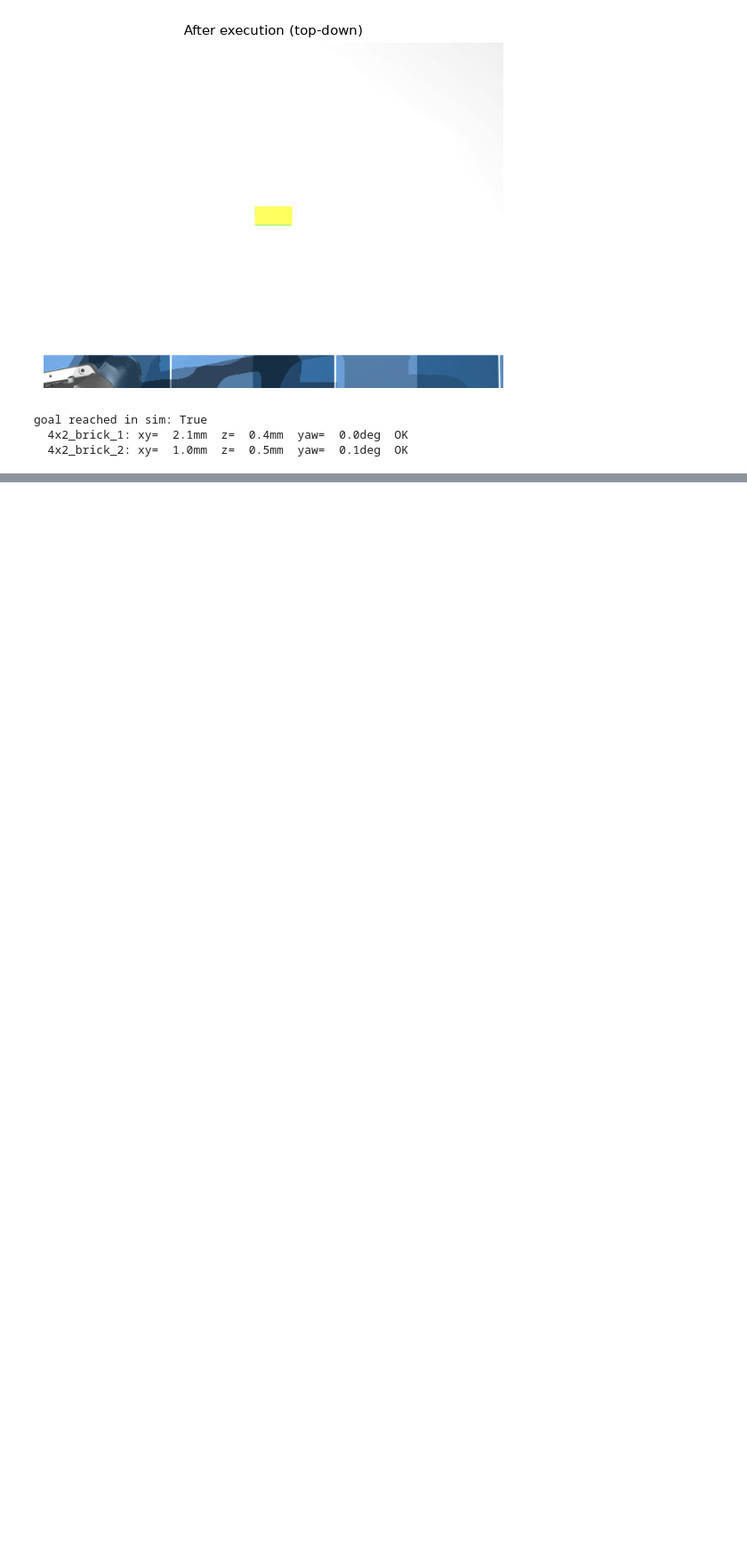
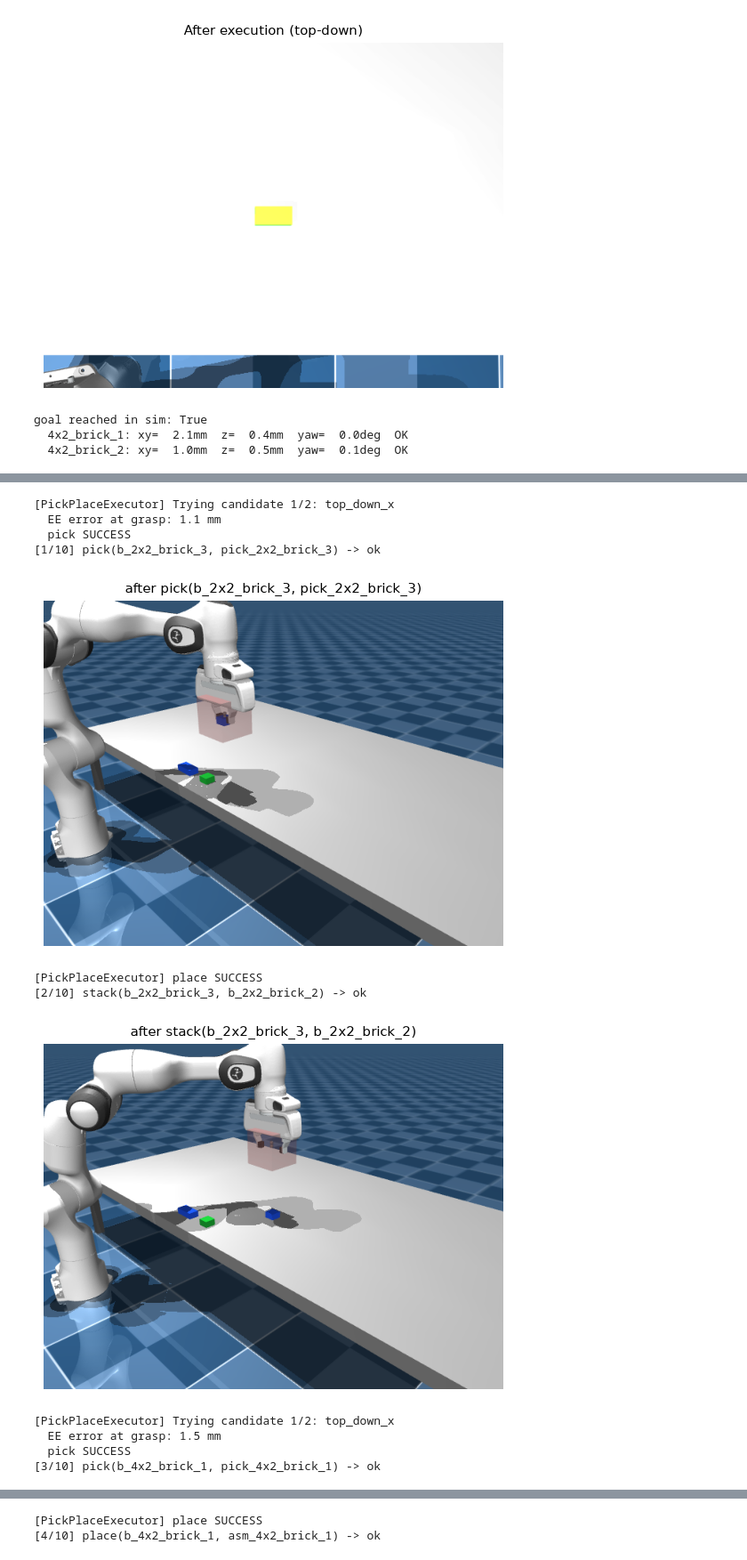
Before and after one commit to maxazv/lego-workbenchmark, a Jupyter notebook: src/lego_coarse_simple.ipynb, the cells around one changed output, grey strips where cells are left out. Shown at 89% size. Saved outputs shown, nothing was run; the diff lists cells and outputs as text; code cells hidden in the pictures; blank space fills up the shorter version.

```diff
--- a/src/lego_coarse_simple.ipynb
+++ b/src/lego_coarse_simple.ipynb
@@ -189,0 +227,10 @@ scene.check_goal()
+# %%
+bridge = make_bridge("pddl/coarse/lego_coarse_simple.pddl", scene)
+objects, goals = build_objects_and_goal(bricks)
+print("objects:", objects)
+print("goals:  ", goals)
+
+plan = bridge.plan(objects, goals)
+print("\nPLAN:")
+for step in plan:
+    print(" ", step)
@@ -189,0 +258,27 @@ scene.check_goal()
+# %%
+start_pos = scene.ee_pos()
+ok, n = True, 0
+for i, (name, args) in enumerate(plan):
+    success, _ = bridge.execute_action(name, *args)
+    print(f"[{i+1}/{len(plan)}] {name}({', '.join(args)}) -> {'ok' if success else 'FAILED'}")
+    show_scene(scene.env, f"after {name}({', '.join(args)})")
+    if not success:
+        ok, n = False, i
+        break
+else:
+    n = len(plan)
+
+print("\nexecuted:", ok)
+# %% [output]
+[PickPlaceExecutor] Trying candidate 1/2: top_down_x
+  EE error at grasp: 1.1 mm
+  pick SUCCESS
+[1/10] pick(b_2x2_brick_3, pick_2x2_brick_3) -> ok
+[figure, added]
+[PickPlaceExecutor] place SUCCESS
+[2/10] stack(b_2x2_brick_3, b_2x2_brick_2) -> ok
+[figure, added]
+[PickPlaceExecutor] Trying candidate 1/2: top_down_x
+  EE error at grasp: 1.5 mm
+  pick SUCCESS
+[3/10] pick(b_4x2_brick_1, pick_4x2_brick_1) -> ok
@@ -189,0 +286,2 @@ scene.check_goal()
+[PickPlaceExecutor] place SUCCESS
+[4/10] place(b_4x2_brick_1, asm_4x2_brick_1) -> ok
```
Also changed, not shown: parts of 8 cells of this notebook, 3 other files.
